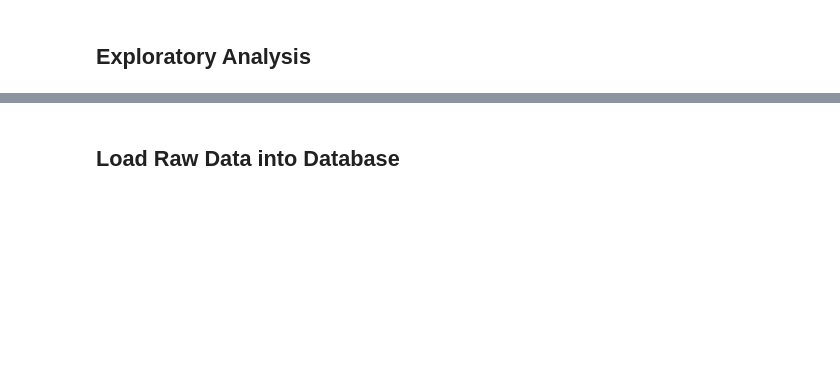
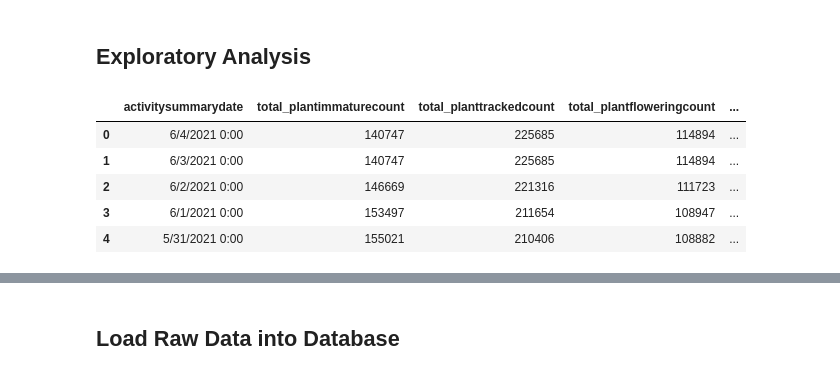
Before and after one commit to kidik425/13-ETL_Project, a Jupyter notebook: Notebooks/Steve.ipynb, the cells around one changed output, grey strips where cells are left out. Cells and saved outputs as stored; diff of their text form; code cells hidden in the pictures; blank space fills up the shorter version.

```diff
--- a/Notebooks/Steve.ipynb
+++ b/Notebooks/Steve.ipynb
@@ -59,3 +60,12 @@ session = Session(bind=engine)
 # Load data into dataframes
 massRawDF = pd.read_csv(massDataSet)
 cenRawDF = pd.read_csv(cenDataSet)
+# %%
+massRawDF.head()
+# %% [output]
+|  | activitysummarydate | total_plantimmaturecount | total_planttrackedcount | total_plantfloweringcount | ... |
+| 0 | 6/4/2021 0:00 | 140747 | 225685 | 114894 | ... |
+| 1 | 6/3/2021 0:00 | 140747 | 225685 | 114894 | ... |
+| 2 | 6/2/2021 0:00 | 146669 | 221316 | 111723 | ... |
+| 3 | 6/1/2021 0:00 | 153497 | 211654 | 108947 | ... |
+| 4 | 5/31/2021 0:00 | 155021 | 210406 | 108882 | ... |
```
Also changed, not shown: parts of 9 cells of this notebook, 11 other files.
